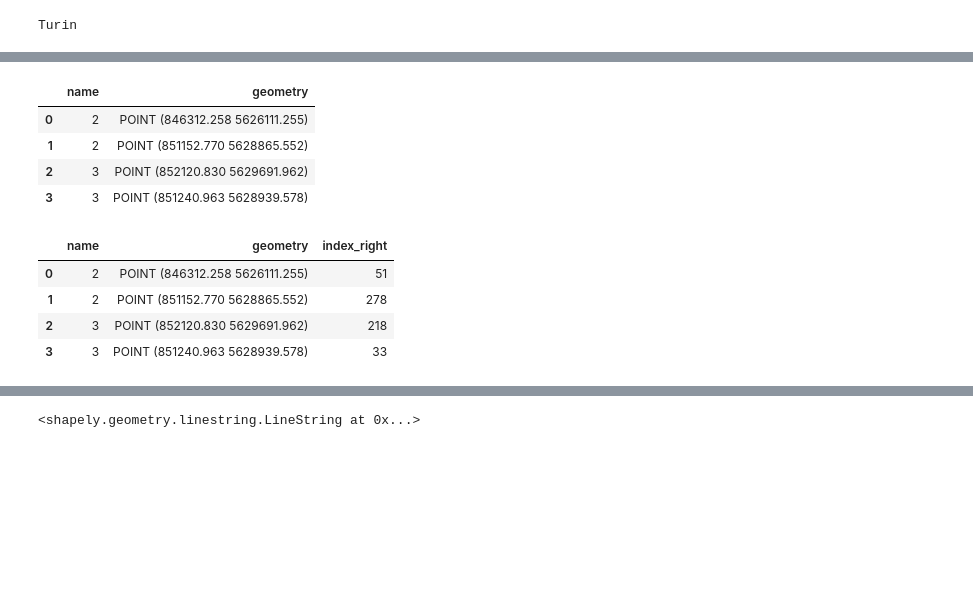
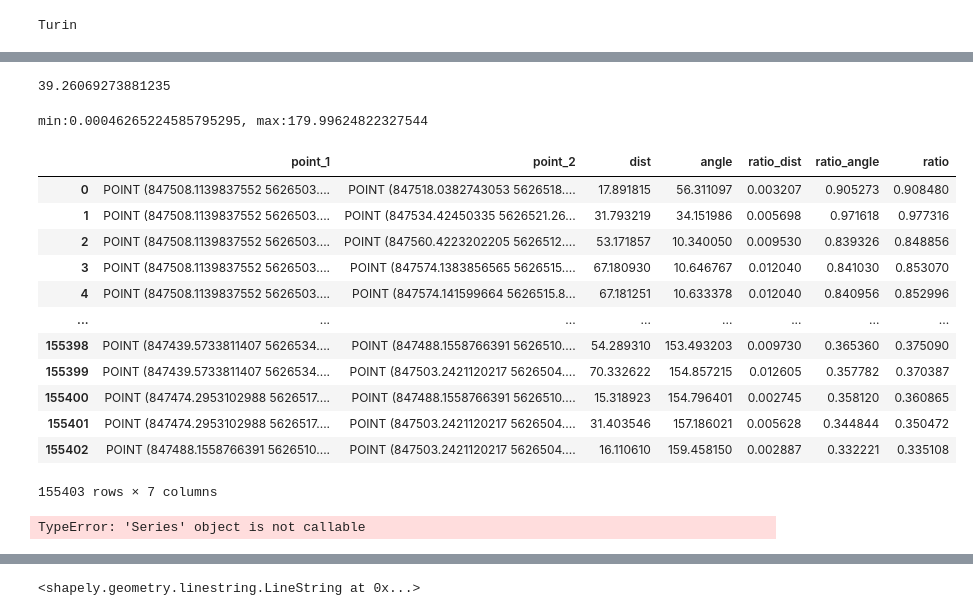
Before and after one commit to achic19/SOD0, a Jupyter notebook: Code/notebooks/test_one_street.ipynb, the cells around one changed output, grey strips where cells are left out. Saved outputs shown, nothing was run; the diff lists cells and outputs as text; code cells hidden in the pictures; blank space fills up the shorter version.

```diff
--- a/Code/notebooks/test_one_street.ipynb
+++ b/Code/notebooks/test_one_street.ipynb
@@ -219,0 +252,4 @@ one_buffer
+# %%
+from itertools import combinations
+point_combinations = list(combinations(one_buffer[0].exterior.coords[:-1], 2))
+point_combinations
@@ -220,5 +274,54 @@ one_buffer
+# %%
+df_test= pd.DataFrame()
+df_test['point_1'] = [Point(pair[0]) for pair in point_combinations]
+df_test['point_2'] = [Point(pair[1]) for pair in point_combinations]
+# %%
+df_test['dist'] = df_test.apply(lambda x:x['point_1'].distance(x['point_2']),axis=1)
+df_test['ratio_dist'] = df_test['dist']/df_test['dist'].max()
+# %%
+def calc_az(row):
+    # Calculate angle (range between 0 and 180)
+    angle = math.degrees(math.atan2(row['point_2'].y - row['point_1'].y, row['point_2'].x - row['point_1'].x))
+    if angle < 0:
+        angle += 180
+        return angle
+    return angle
+df_test['angle'] = df_test.apply(calc_az,axis=1)
+avg= df_test['angle'].mean()
+avg= df_test['angle'].mean()
+avg= df_test['angle'].mean()
+# %%
+avg
+# %% [output]
+39.26069273881235
+# %%
+min_ang= df_test['angle'].min()
+max_ang= df_test['angle'].max()
+print(f'min:{min_ang}, max:{max_ang}')
+df_test['ratio_angle']= 1-abs(df_test['angle']-avg)/(max_ang- min_ang)
+df_test['ratio'] = df_test['ratio_angle']+df_test['ratio_dist']
+df_test
+# %% [output]
+min:0.00046265224585795295, max:179.99624822327544
+|  | point_1 | point_2 | dist | angle | ratio_dist | ratio_angle | ratio |
+| 0 | POINT (847508.1139837552 5626503.... | POINT (847518.0382743053 5626518.... | 17.891815 | 56.311097 | 0.003207 | 0.905273 | 0.908480 |
+| 1 | POINT (847508.1139837552 5626503.... | POINT (847534.42450335 5626521.26... | 31.793219 | 34.151986 | 0.005698 | 0.971618 | 0.977316 |
+| 2 | POINT (847508.1139837552 5626503.... | POINT (847560.4223202205 5626512.... | 53.171857 | 10.340050 | 0.009530 | 0.839326 | 0.848856 |
+| 3 | POINT (847508.1139837552 5626503.... | POINT (847574.1383856565 5626515.... | 67.180930 | 10.646767 | 0.012040 | 0.841030 | 0.853070 |
+| 4 | POINT (847508.1139837552 5626503.... | POINT (847574.141599664 5626515.8... | 67.181251 | 10.633378 | 0.012040 | 0.840956 | 0.852996 |
+| ... | ... | ... | ... | ... | ... | ... | ... |
+| 155398 | POINT (847439.5733811407 5626534.... | POINT (847488.1558766391 5626510.... | 54.289310 | 153.493203 | 0.009730 | 0.365360 | 0.375090 |
+| 155399 | POINT (847439.5733811407 5626534.... | POINT (847503.2421120217 5626504.... | 70.332622 | 154.857215 | 0.012605 | 0.357782 | 0.370387 |
+| 155400 | POINT (847474.2953102988 5626517.... | POINT (847488.1558766391 5626510.... | 15.318923 | 154.796401 | 0.002745 | 0.358120 | 0.360865 |
+| 155401 | POINT (847474.2953102988 5626517.... | POINT (847503.2421120217 5626504.... | 31.403546 | 157.186021 | 0.005628 | 0.344844 | 0.350472 |
+| 155402 | POINT (847488.1558766391 5626510.... | POINT (847503.2421120217 5626504.... | 16.110610 | 159.458150 | 0.002887 | 0.332221 | 0.335108 |
+155403 rows × 7 columns
+# %%
+abs( df_test['angle'])
+# %% [output]
+TypeError: 'Series' object is not callable
 # %%
-max_dist = {'name': [], 'geometry': []}
+
 # simplify polygon with simplify function. If one_buffer is multipolygon object simplify each one them separately
 if isinstance(one_buffer, MultiPolygon):
     for id_pol, polygon in enumerate(one_buffer):
@@ -227,19 +330,4 @@ else:
     id_pol = -1
     create_center_line(one_buffer)
 max_df = GeoDataFrame(max_dist, crs=project_crs)
-max_df
-# %% [output]
-|  | name | geometry |
-| 0 | 2 | POINT (846312.258 5626111.255) |
-| 1 | 2 | POINT (851152.770 5628865.552) |
-| 2 | 3 | POINT (852120.830 5629691.962) |
-| 3 | 3 | POINT (851240.963 5628939.578) |
-# %%
-max_df.sjoin_nearest(df_pnts)
-# %% [output]
-|  | name | geometry | index_right |
-| 0 | 2 | POINT (846312.258 5626111.255) | 51 |
-| 1 | 2 | POINT (851152.770 5628865.552) | 278 |
-| 2 | 3 | POINT (852120.830 5629691.962) | 218 |
-| 3 | 3 | POINT (851240.963 5628939.578) | 33 |
 # %%
```
Also changed, not shown: parts of 10 cells of this notebook, 1 other file.
